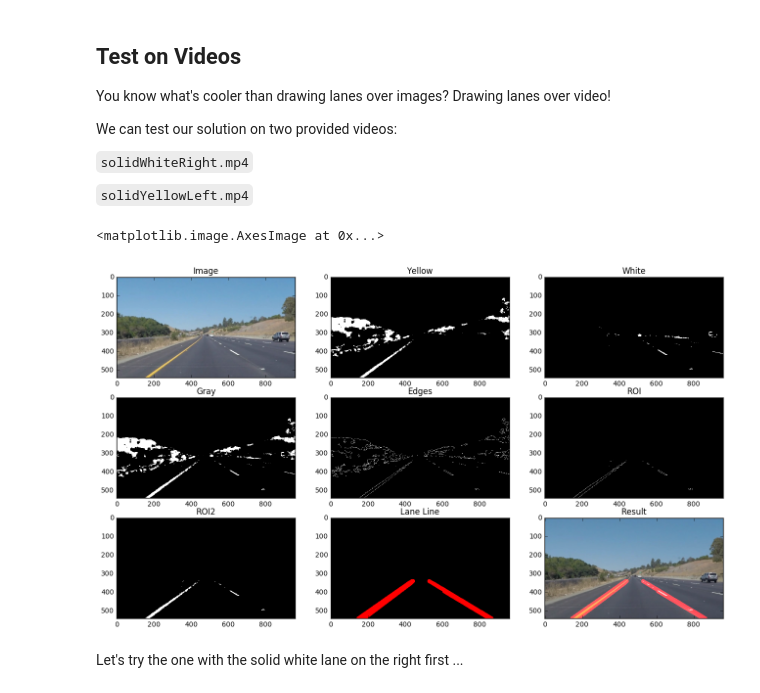
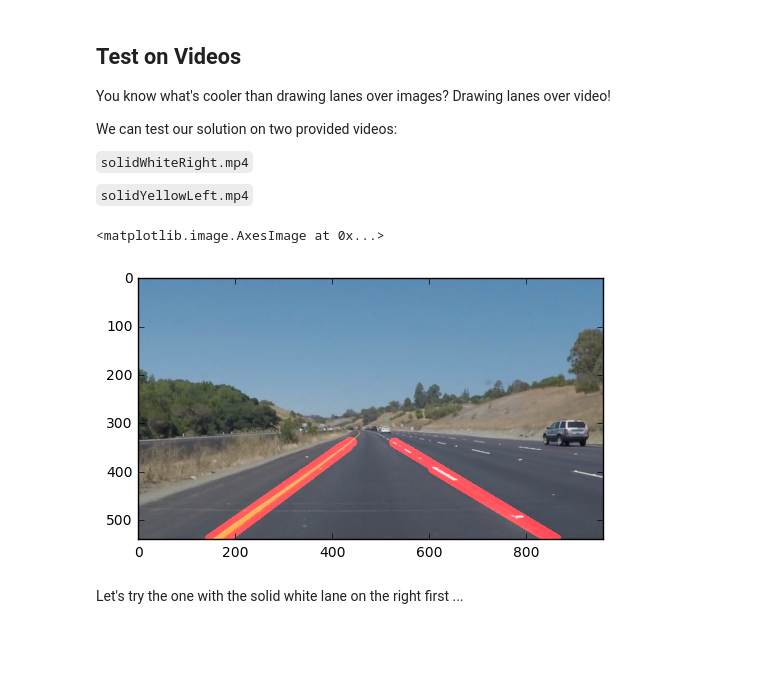
Before and after one commit to mayurbhangale/lane_lines, a Jupyter notebook: P1.ipynb, the cells around one changed output. Cells and saved outputs as stored; diff of their text form; code cells hidden in the pictures; blank space fills up the shorter version.

Commit message:
improved result

```diff
--- a/P1.ipynb
+++ b/P1.ipynb
@@ -217,52 +217,25 @@ def process_image(image):
 # %%
 image = cv2.imread('test_images/solidYellowCurve.jpg')
 #image = cv2.imread('test_images/solidWhiteCurve.jpg')
 #image = cv2.imread('test_images/challenge2.png')
 height = image.shape[0]
 width = image.shape[1]
 interest = np.array([[0, height], [width*3/8, height*5/8], [width*5/8, height*5/8], [width, height]], np.int32)
 
 blur = gaussian_blur(image, 5)
 hsv = cv2.cvtColor(blur, cv2.COLOR_BGR2HSV)
 yellow = cv2.inRange(hsv, (20, 50, 50), (50, 255, 255))
 white = cv2.inRange(hsv, (0, 0, 180), (255, 25, 255))
 gray = cv2.bitwise_or(yellow, white)
 edges = canny(gray, 64, 192)
 roi = region_of_interest(edges, [interest])
 roi2 = region_of_interest(gray, [interest])
 out = hough_lines(roi, 1, np.pi/180, 32, 1, 200)
 result = weighted_img(cv2.cvtColor(image, cv2.COLOR_BGR2RGB), out, 0.9, 0.9)
-plt.figure(figsize=[16, 9])
-plt.subplot(3, 3, 1)
-plt.title('Image')
-plt.imshow(cv2.cvtColor(image, cv2.COLOR_BGR2RGB))
-plt.subplot(3, 3, 2)
-plt.title('Yellow')
-plt.imshow(yellow, cmap='gray')
-plt.subplot(3, 3, 3)
-plt.title('White')
-plt.imshow(white, cmap='gray')
-plt.subplot(3, 3, 4)
-plt.title('Gray')
-plt.imshow(gray, cmap='gray')
-plt.subplot(3, 3, 5)
-plt.title('Edges')
-plt.imshow(edges, cmap='gray')
-plt.subplot(3, 3, 6)
-plt.title('ROI')
-plt.imshow(roi, cmap='gray')
-plt.subplot(3, 3, 7)
-plt.title('ROI2')
-plt.imshow(roi2, cmap='gray')
-plt.subplot(3, 3, 8)
-plt.title('Lane Line')
-plt.imshow(out, cmap='gray')
-plt.subplot(3, 3, 9)
-plt.title('Result')
 plt.imshow(result)
 # %% [output]
 <matplotlib.image.AxesImage at 0x...>
-[figure, old version]
+[figure, new version]
 # %% [markdown]
 Let's try the one with the solid white lane on the right first ...
 # %%
```
